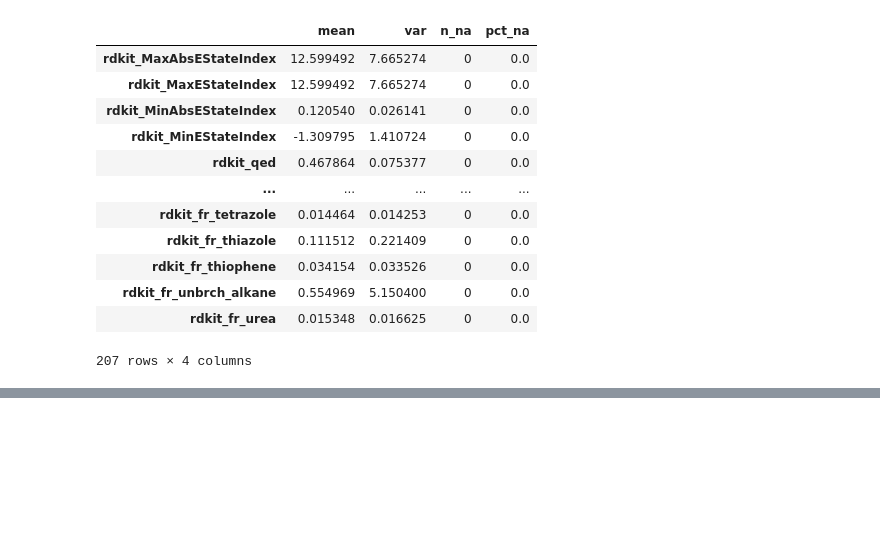
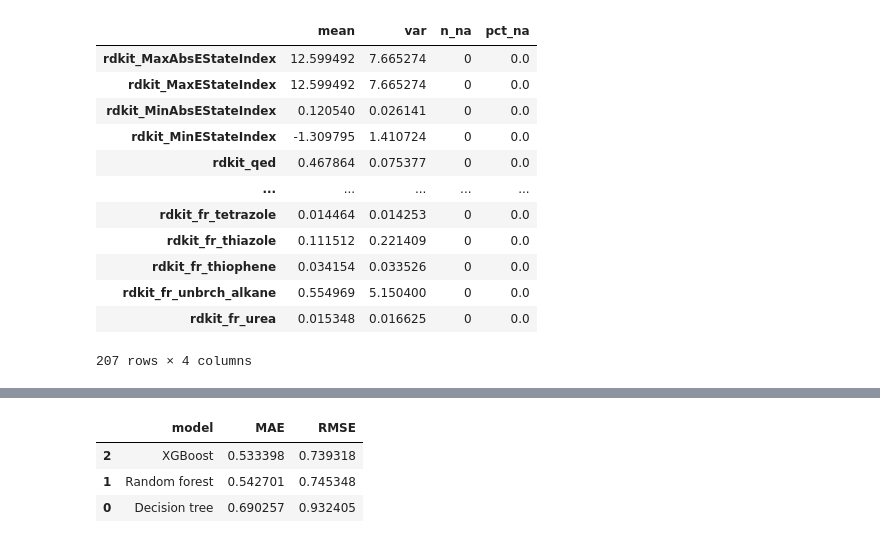
Before and after one commit to ALEGATOR1209/KSE_ML_for_bioinformatics, a Jupyter notebook: practicals/week5/Assignment5.ipynb, the cells around one changed output, grey strips where cells are left out. Drawn from its saved outputs; the diff is of its cells as text; code cells hidden in the pictures; blank space fills up the shorter version.

```diff
--- a/practicals/week5/Assignment5.ipynb
+++ b/practicals/week5/Assignment5.ipynb
@@ -245,0 +313,32 @@ fig.show()
+# %%
+results = pd.DataFrame({
+  "Decision tree": {"MAE": tree_mae, "RMSE": tree_rmse},
+  "Random forest": {"MAE": rf_mae,   "RMSE": rf_rmse},
+  "XGBoost":       {"MAE": xgb_mae,  "RMSE": xgb_rmse},
+}).T.rename_axis("model").reset_index()
+
+baseline_mae = (y - y.median()).abs().mean()
+
+fig = px.bar(
+  results.melt(id_vars="model", var_name="metric", value_name="score"),
+  x="model", y="score", color="metric", barmode="group",
+  text_auto=".3f",
+  title="Cross-validated error by model (lower is better)",
+  labels={"score": "error (log10 MIC units)", "model": ""},
+)
+
+fig.add_hline(
+  y=baseline_mae,
+  line_dash="dash",
+  annotation_text=f"median baseline MAE = {baseline_mae:.2f}"
+)
+
+fig.update_layout(width=750, height=450)
+fig.show()
+
+results.sort_values("MAE")
+# %% [output]
+|  | model | MAE | RMSE |
+| 2 | XGBoost | 0.533398 | 0.739318 |
+| 1 | Random forest | 0.542701 | 0.745348 |
+| 0 | Decision tree | 0.690257 | 0.932405 |
```
Also changed, not shown: parts of 7 cells of this notebook, 2 other files.
